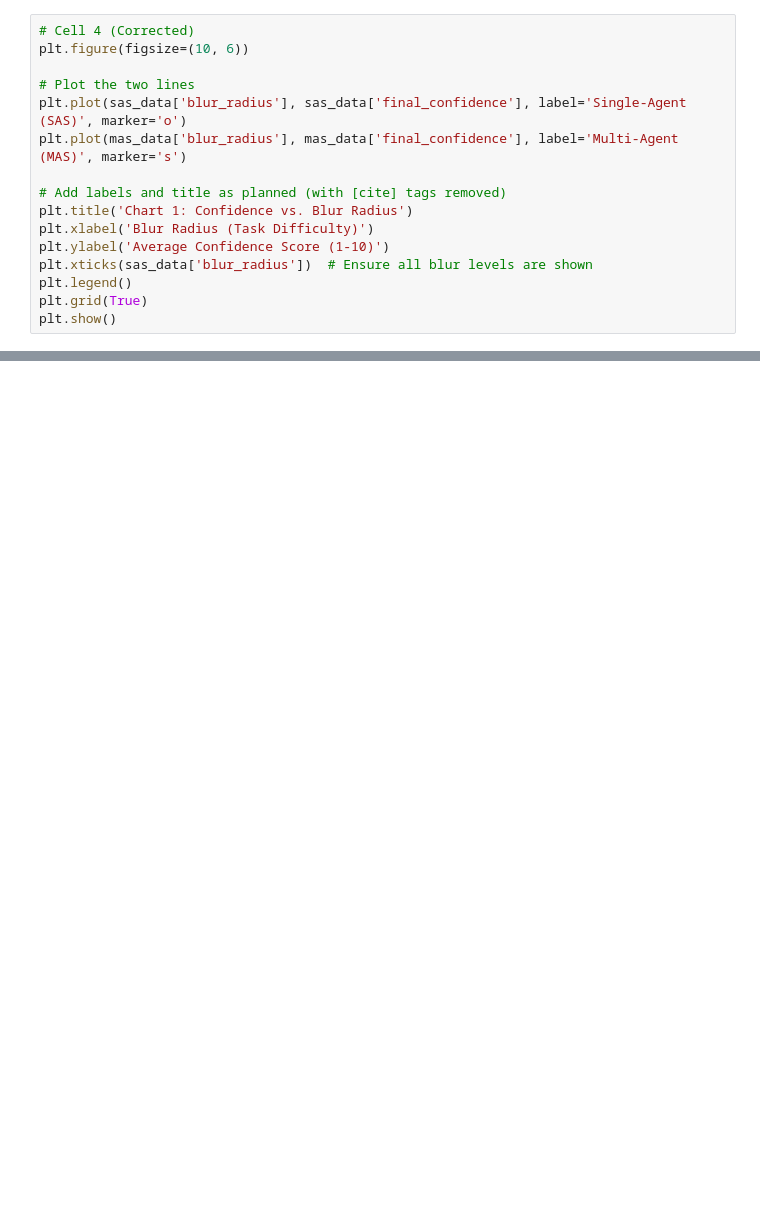
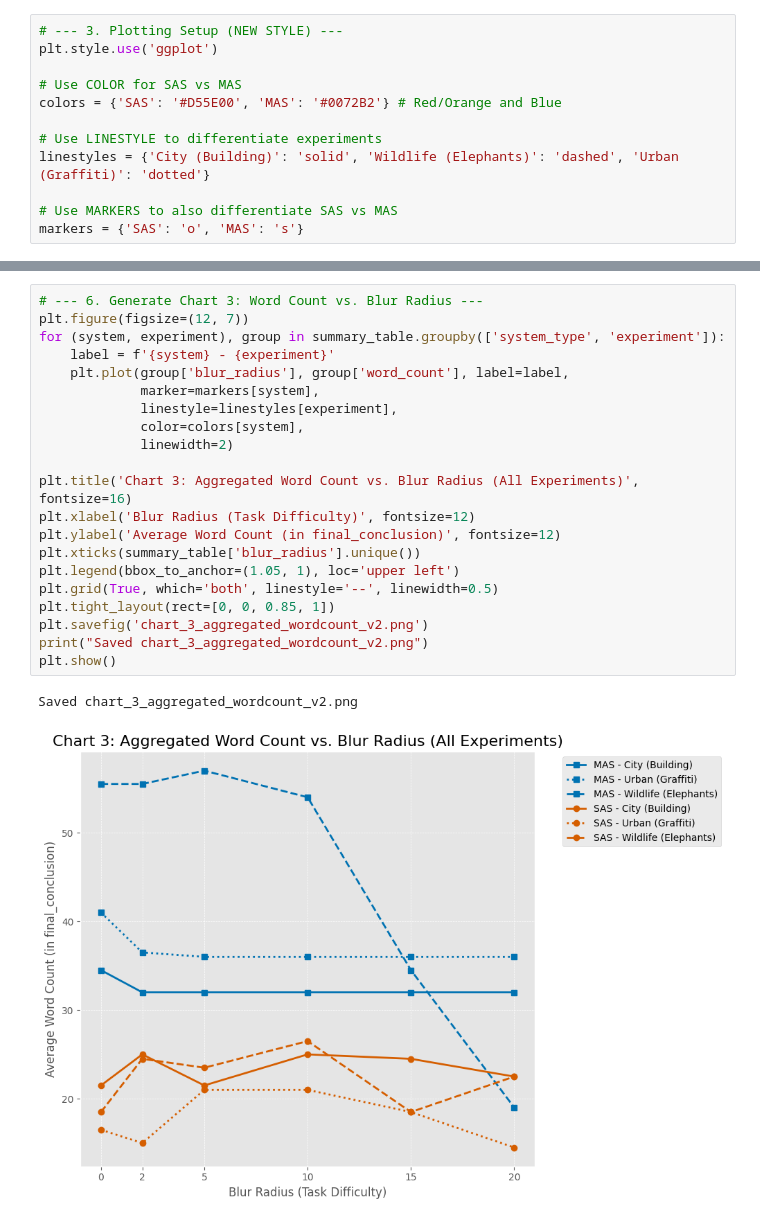
Before and after one commit to Aarsh-Mishra/researchProject, a Jupyter notebook: analysis.ipynb, the cells around one changed output, grey strips where cells are left out. Cells and saved outputs as stored; diff of their text form; blank space fills up the shorter version.

```diff
--- a/analysis.ipynb
+++ b/analysis.ipynb
@@ -50,16 +69,12 @@ mas_data = summary_table[summary_table['system_type'] == 'MAS']
 # %%
-# Cell 4 (Corrected)
-plt.figure(figsize=(10, 6))
+# --- 3. Plotting Setup (NEW STYLE) ---
+plt.style.use('ggplot')
 
-# Plot the two lines
-plt.plot(sas_data['blur_radius'], sas_data['final_confidence'], label='Single-Agent (SAS)', marker='o')
-plt.plot(mas_data['blur_radius'], mas_data['final_confidence'], label='Multi-Agent (MAS)', marker='s')
+# Use COLOR for SAS vs MAS
+colors = {'SAS': '#D55E00', 'MAS': '#0072B2'} # Red/Orange and Blue
 
-# Add labels and title as planned (with [cite] tags removed)
-plt.title('Chart 1: Confidence vs. Blur Radius')
-plt.xlabel('Blur Radius (Task Difficulty)')
-plt.ylabel('Average Confidence Score (1-10)')
-plt.xticks(sas_data['blur_radius'])  # Ensure all blur levels are shown
-plt.legend()
-plt.grid(True)
-plt.show()
+# Use LINESTYLE to differentiate experiments
+linestyles = {'City (Building)': 'solid', 'Wildlife (Elephants)': 'dashed', 'Urban (Graffiti)': 'dotted'}
+
+# Use MARKERS to also differentiate SAS vs MAS
+markers = {'SAS': 'o', 'MAS': 's'}
@@ -101,0 +129,24 @@ plt.show()
+# %%
+# --- 6. Generate Chart 3: Word Count vs. Blur Radius ---
+plt.figure(figsize=(12, 7))
+for (system, experiment), group in summary_table.groupby(['system_type', 'experiment']):
+    label = f'{system} - {experiment}'
+    plt.plot(group['blur_radius'], group['word_count'], label=label,
+             marker=markers[system],
+             linestyle=linestyles[experiment],
+             color=colors[system],
+             linewidth=2)
+
+plt.title('Chart 3: Aggregated Word Count vs. Blur Radius (All Experiments)', fontsize=16)
+plt.xlabel('Blur Radius (Task Difficulty)', fontsize=12)
+plt.ylabel('Average Word Count (in final_conclusion)', fontsize=12)
+plt.xticks(summary_table['blur_radius'].unique())
+plt.legend(bbox_to_anchor=(1.05, 1), loc='upper left')
+plt.grid(True, which='both', linestyle='--', linewidth=0.5)
+plt.tight_layout(rect=[0, 0, 0.85, 1])
+plt.savefig('chart_3_aggregated_wordcount_v2.png')
+print("Saved chart_3_aggregated_wordcount_v2.png")
+plt.show()
+# %% [output]
+Saved chart_3_aggregated_wordcount_v2.png
+[figure, added]
```
Also changed, not shown: parts of 6 cells of this notebook, 3 other files.
